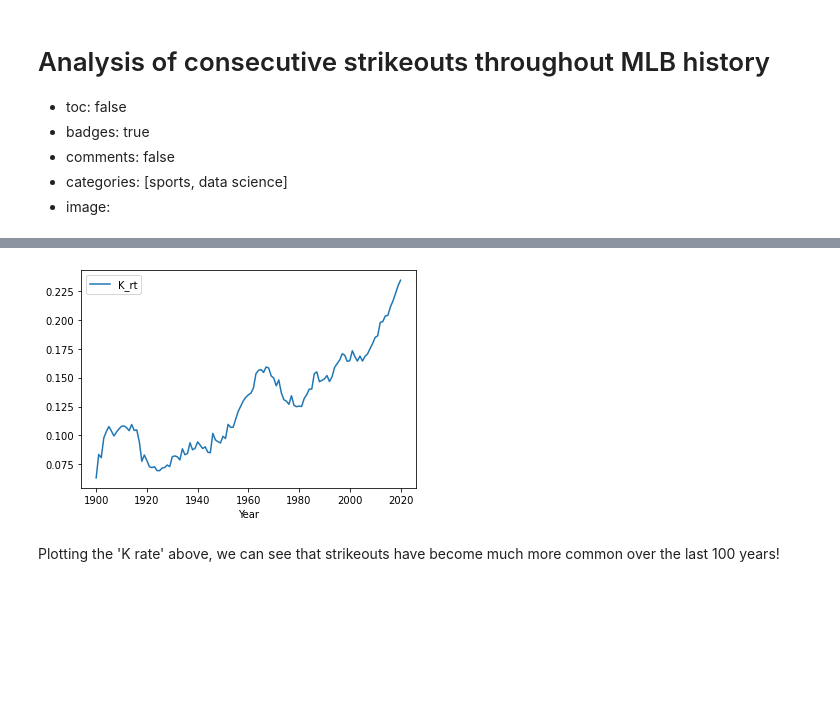
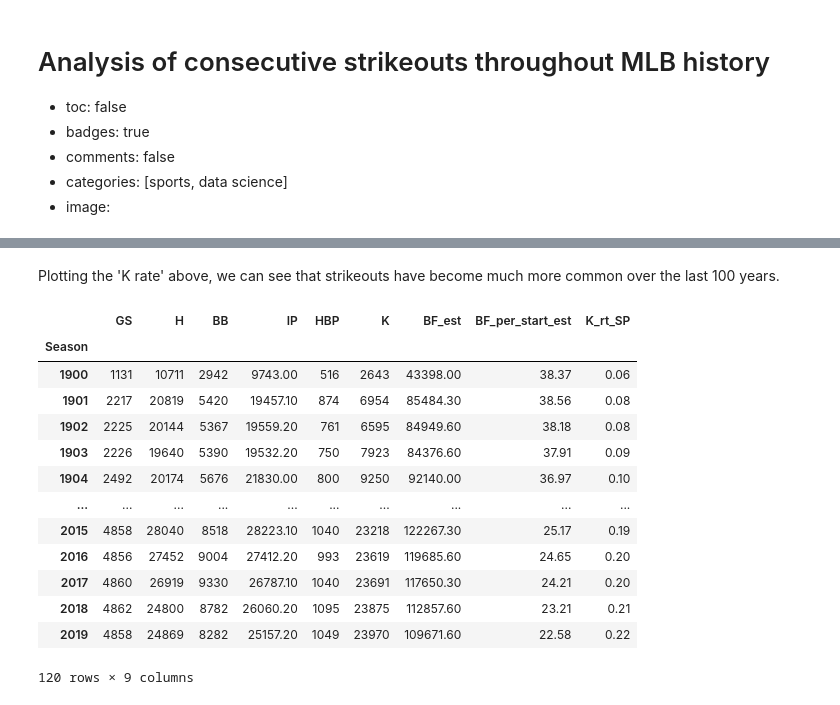
Before and after one commit to tmaule/website, a Jupyter notebook: _notebooks/2021-01-22-k_streaks.ipynb, the cells around one changed output, grey strips where cells are left out. Saved outputs shown, nothing was run; the diff lists cells and outputs as text; code cells hidden in the pictures; blank space fills up the shorter version.

```diff
--- a/_notebooks/2021-01-22-k_streaks.ipynb
+++ b/_notebooks/2021-01-22-k_streaks.ipynb
@@ -44,7 +12,32 @@ k_data_by_season
-# %%
-#collapse-hide
-k_data_by_season.plot(y='K_rt');
-# %% [output]
-[figure, removed]
 # %% [markdown]
-Plotting the 'K rate' above, we can see that strikeouts have become much more common over the last 100 years!
+Plotting the 'K rate' above, we can see that strikeouts have become much more common over the last 100 years.
+# %%
+#collapse-hide
+import pandas as pd
+%matplotlib inline
+pd.options.display.float_format = '{:.2f}'.format
+
+raw_stats = 'C:/Users/tmaul/Documents/GitHub/website/assets/raw_data/fan_graphs_sp_data.csv'
+cols_to_use = ['Season', 'GS', 'IP', 'H', 'BB', 'HBP', 'SO']
+# drop 2020 due to shortened season
+sp_data_fg = pd.read_csv(raw_stats, usecols=cols_to_use, index_col='Season').rename(columns={'SO' : 'K'}).drop(2020)
+sp_data_fg['BF_est'] = sp_data_fg.IP*3 + sp_data_fg.H + sp_data_fg.BB + sp_data_fg.HBP
+sp_data_fg['BF_per_start_est'] = sp_data_fg.BF_est/sp_data_fg.GS
+sp_data_fg['K_rt_SP'] = sp_data_fg.K/sp_data_fg.BF_est
+sp_data_fg
+# this is a limited approximation bc of RPs
+# %% [output]
+|  | GS | H | BB | IP | HBP | K | BF_est | BF_per_start_est | K_rt_SP |
+| Season |  |  |  |  |  |  |  |  |  |
+| 1900 | 1131 | 10711 | 2942 | 9743.00 | 516 | 2643 | 43398.00 | 38.37 | 0.06 |
+| 1901 | 2217 | 20819 | 5420 | 19457.10 | 874 | 6954 | 85484.30 | 38.56 | 0.08 |
+| 1902 | 2225 | 20144 | 5367 | 19559.20 | 761 | 6595 | 84949.60 | 38.18 | 0.08 |
+| 1903 | 2226 | 19640 | 5390 | 19532.20 | 750 | 7923 | 84376.60 | 37.91 | 0.09 |
+| 1904 | 2492 | 20174 | 5676 | 21830.00 | 800 | 9250 | 92140.00 | 36.97 | 0.10 |
+| ... | ... | ... | ... | ... | ... | ... | ... | ... | ... |
+| 2015 | 4858 | 28040 | 8518 | 28223.10 | 1040 | 23218 | 122267.30 | 25.17 | 0.19 |
+| 2016 | 4856 | 27452 | 9004 | 27412.20 | 993 | 23619 | 119685.60 | 24.65 | 0.20 |
+| 2017 | 4860 | 26919 | 9330 | 26787.10 | 1040 | 23691 | 117650.30 | 24.21 | 0.20 |
+| 2018 | 4862 | 24800 | 8782 | 26060.20 | 1095 | 23875 | 112857.60 | 23.21 | 0.21 |
+| 2019 | 4858 | 24869 | 8282 | 25157.20 | 1049 | 23970 | 109671.60 | 22.58 | 0.22 |
+120 rows × 9 columns
```
Also changed, not shown: parts of 6 cells of this notebook, 1 other file.
